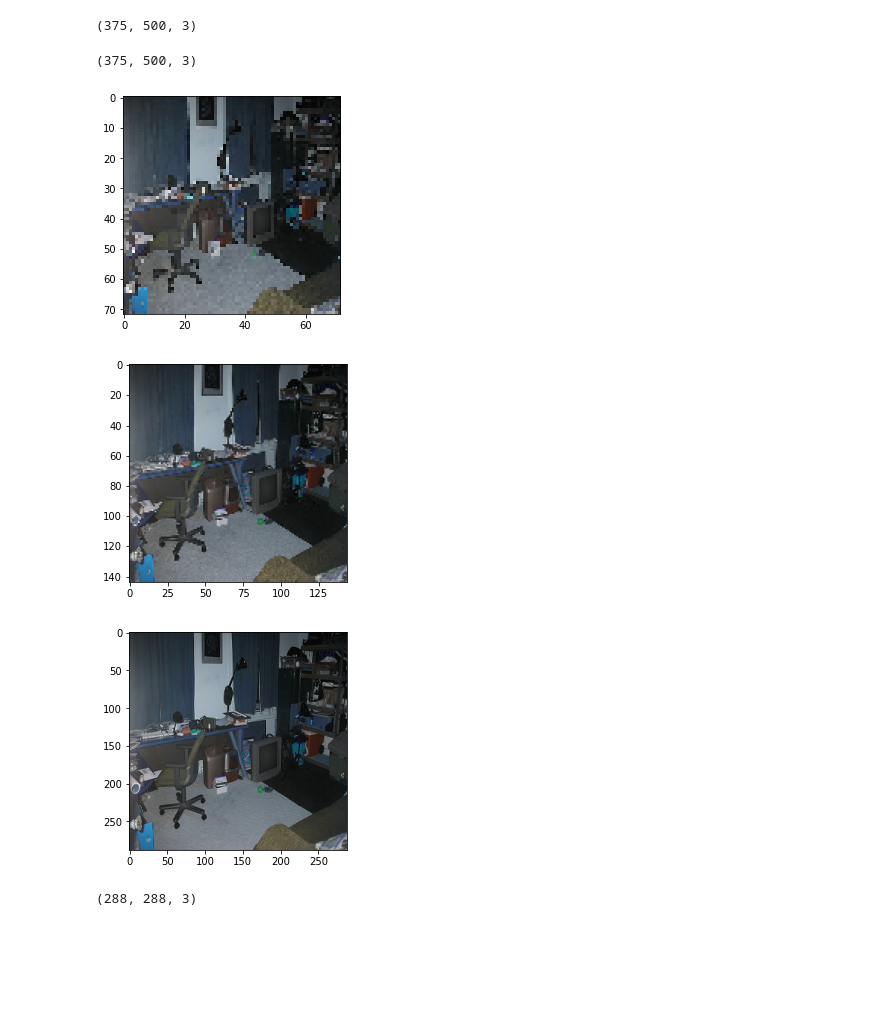
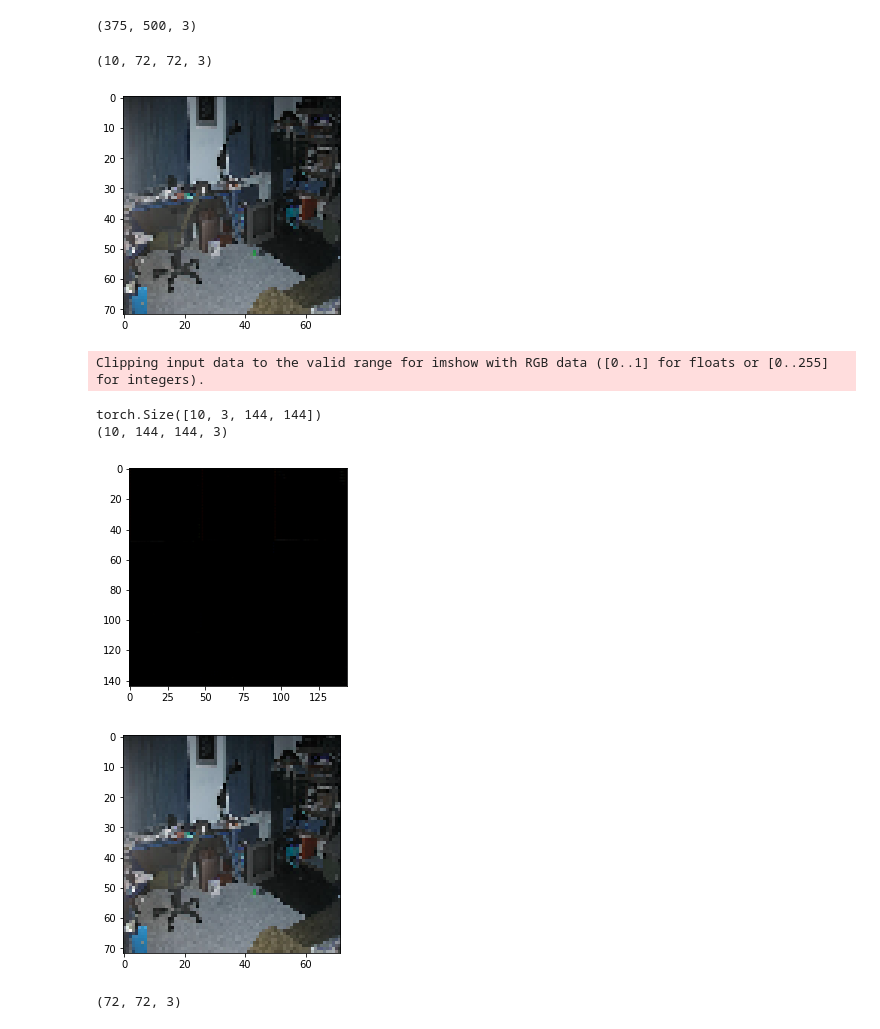
Before and after one commit to GreJerdev/Y-data, a Jupyter notebook: dl/home_work4/home_word_4.ipynb, the cells around one changed output. Cells and saved outputs as stored; diff of their text form; code cells hidden in the pictures; blank space fills up the shorter version.

```diff
--- a/dl/home_work4/home_word_4.ipynb
+++ b/dl/home_work4/home_word_4.ipynb
@@ -30,8 +31,8 @@ file_list = []
 files  = os.walk(relative_images_folder_path)
 for filename in files:
     for file in filename[2]:
-        file_list.append(f'{dirpath}/{file}')
+        file_list.append(f'{relative_images_folder_path}/{file}')
 
 #print(file_list)
-x = [(cv2.imread(fname)) for fname in file_list]
+data = [(cv2.imread(fname)) for fname in file_list[0:10]]
 # %%
@@ -39,20 +40,55 @@ x[0].shape
 # %% [output]
 (375, 500, 3)
 # %%
-print(x[0].shape)
-res = cv2.resize(x[0], dsize=( 72, 72), interpolation=cv2.INTER_CUBIC)
-plt.imshow(res)
-plt.show()
-res = cv2.resize(x[0], dsize=( 144, 144), interpolation=cv2.INTER_CUBIC)
-plt.imshow(res)
-plt.show()
-res = cv2.resize(x[0], dsize=( 288, 288), interpolation=cv2.INTER_CUBIC)
-plt.imshow(res)
-plt.show()
-print(res.shape)
+
+image_x = np.array([cv2.resize(x, dsize=( 72, 72), interpolation=cv2.INTER_CUBIC) for x in data])
+
+image_y_mid = np.array([cv2.resize(x[0], dsize=( 144, 144), interpolation=cv2.INTER_CUBIC) for x in data])
+
+image_y_mid = np.array([cv2.resize(x[0], dsize=( 288, 288), interpolation=cv2.INTER_CUBIC) for x in data])
-# %% [output]
-(375, 500, 3)
-[figure, removed]
-[figure, removed]
-[figure, removed]
-(288, 288, 3)
+# %%
+image_x.shape
+# %% [output]
+(10, 72, 72, 3)
+# %%
+class Net(nn.Module):
+
+    def __init__(self):
+        super(Net, self).__init__()
+        self.conv1 = nn.Conv2d(3, 64, 3,padding = 1)
+        self.conv2 = nn.Conv2d(64, 64, 3,padding = 1)
+        self.upsanpling = nn.UpsamplingBilinear2d(scale_factor=2)
+        self.conv3 = nn.Conv2d(64, 3, 1)
+
+    def forward(self, x):
+
+        x = self.conv1(x)
+        x = self.conv2(x)
+        x = self.upsanpling(x)
+        x = self.conv3(x)
+        return x
+# %%
+net = Net()
+# %%
+plt.imshow(image_x[0])
+plt.show()
+image_x1 = image_x.reshape(10, 3, 72, 72).astype(np.float32)
+x_rr=torch.tensor(image_x1)
+x1 = net.forward(x_rr)
+print(x1.shape)
+x2 = x1.detach().numpy().reshape(10, 144, 144, 3).astype(np.int32)
+print(x2.shape)
+plt.imshow(x2[0])
+plt.show()
+xx = image_x.reshape(10, 72, 72, 3)[0]
+plt.imshow(xx)
+plt.show()
+print(xx.shape)
+# %% [output]
+[figure, added]
+Clipping input data to the valid range for imshow with RGB data ([0..1] for floats or [0..255] for integers).
+torch.Size([10, 3, 144, 144])
+(10, 144, 144, 3)
+[figure, added]
+[figure, added]
+(72, 72, 3)
```
Also changed, not shown: parts of 2 cells of this notebook.
